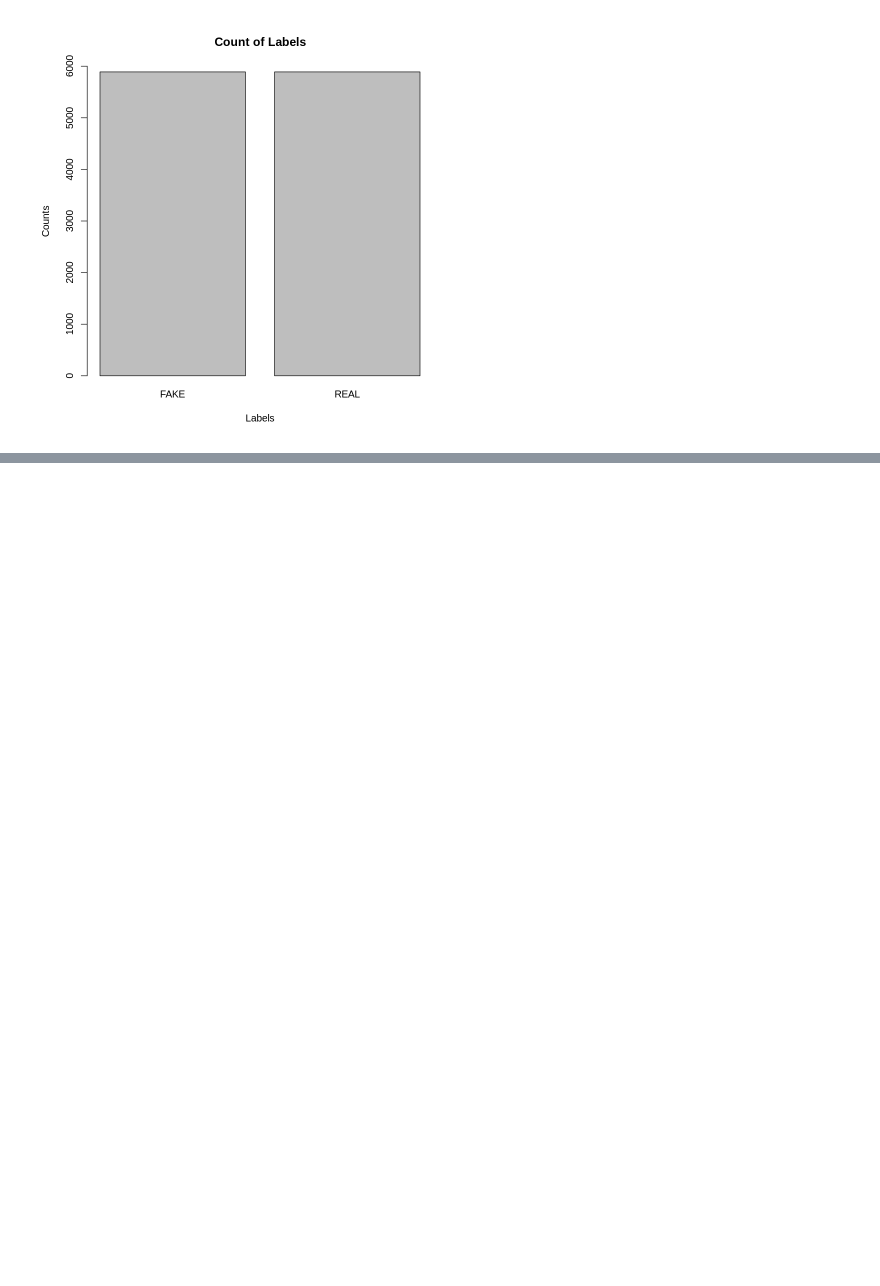
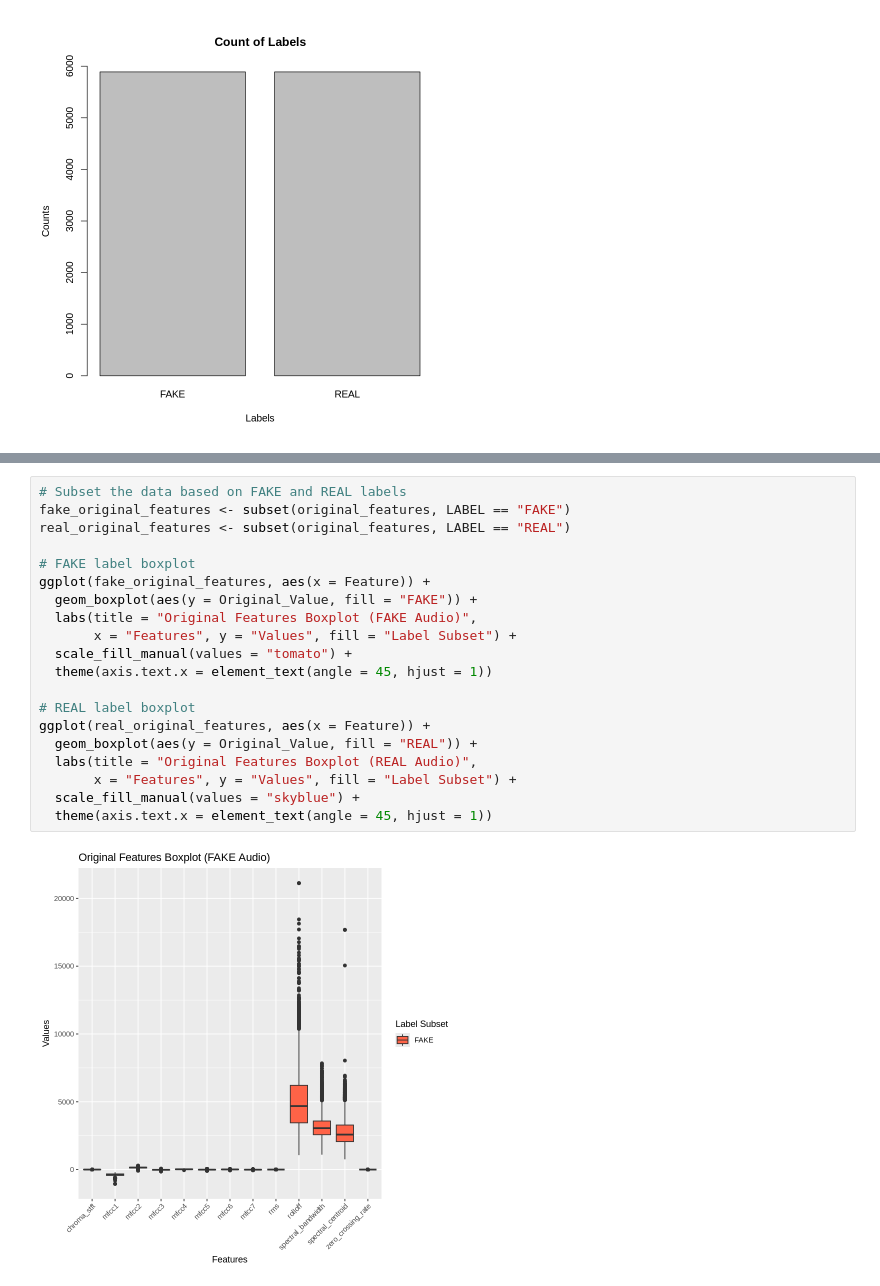
Before and after one commit to Azlothe/Detecting-DeepFake-Audio, a Jupyter notebook: Data_Analysis.ipynb, the cells around one changed output, grey strips where cells are left out. Drawn from its saved outputs; the diff is of its cells as text; blank space fills up the shorter version.

```diff
--- a/Data_Analysis.ipynb
+++ b/Data_Analysis.ipynb
@@ -64,0 +145,22 @@ barplot(labels,
+# %%
+# Subset the data based on FAKE and REAL labels
+fake_original_features <- subset(original_features, LABEL == "FAKE")
+real_original_features <- subset(original_features, LABEL == "REAL")
+
+# FAKE label boxplot
+ggplot(fake_original_features, aes(x = Feature)) +
+  geom_boxplot(aes(y = Original_Value, fill = "FAKE")) +
+  labs(title = "Original Features Boxplot (FAKE Audio)",
+       x = "Features", y = "Values", fill = "Label Subset") +
+  scale_fill_manual(values = "tomato") +
+  theme(axis.text.x = element_text(angle = 45, hjust = 1))
+
+# REAL label boxplot
+ggplot(real_original_features, aes(x = Feature)) +
+  geom_boxplot(aes(y = Original_Value, fill = "REAL")) +
+  labs(title = "Original Features Boxplot (REAL Audio)",
+       x = "Features", y = "Values", fill = "Label Subset") +
+  scale_fill_manual(values = "skyblue") +
+  theme(axis.text.x = element_text(angle = 45, hjust = 1))
+# %% [output]
+[figure, added]
```
Also changed, not shown: parts of 31 cells of this notebook.
